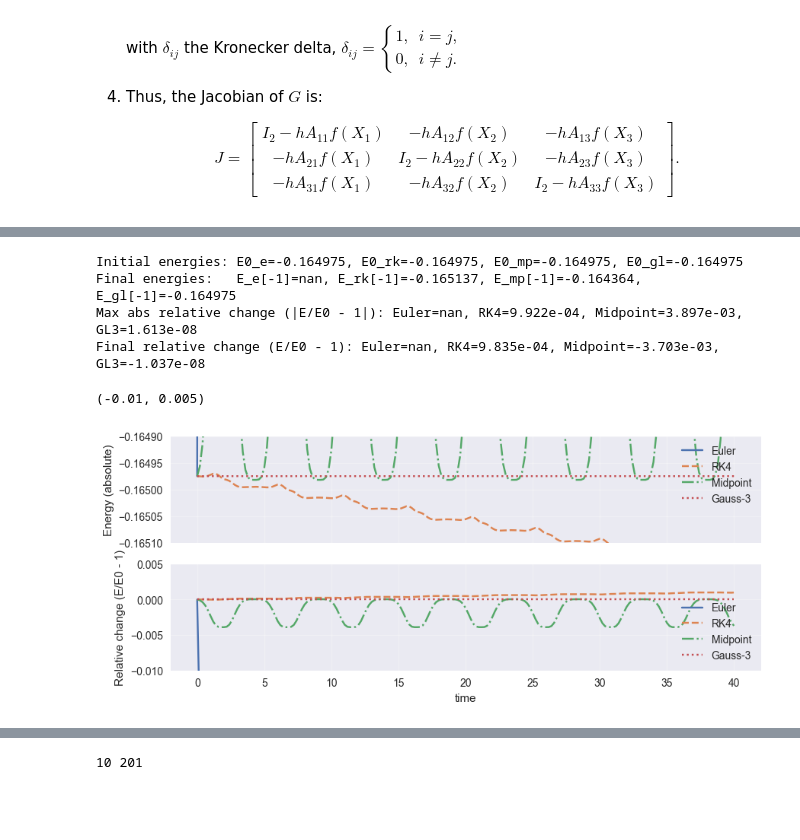
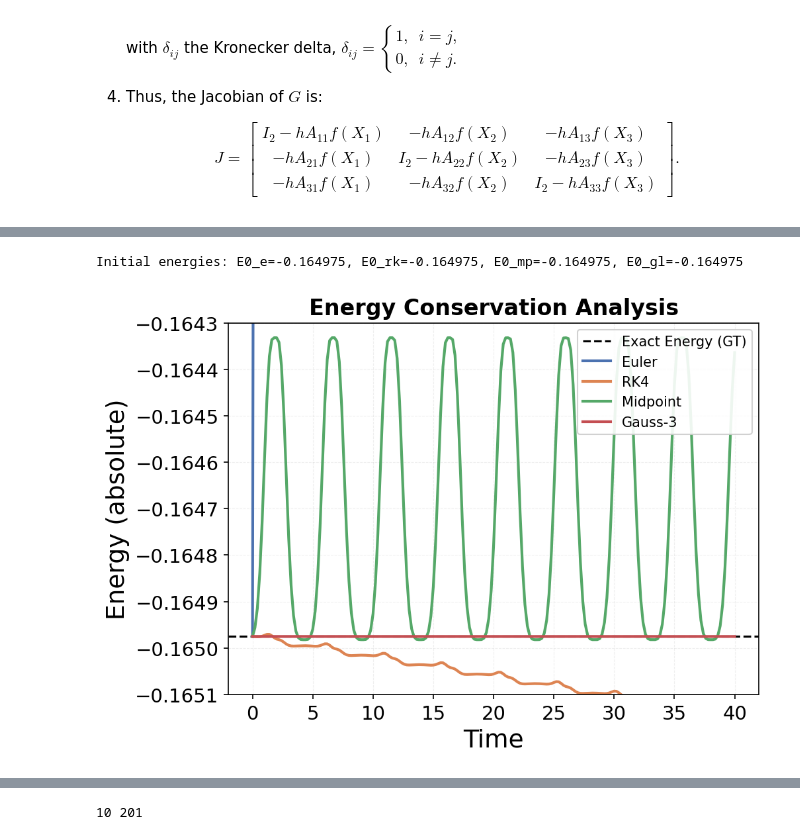
Before and after one commit to Autumn61q/From_ODEs_to_Neural_ODEs, a Jupyter notebook: duffing_oscillator.ipynb, the cells around one changed output, grey strips where cells are left out. Drawn from its saved outputs; the diff is of its cells as text; code cells hidden in the pictures; blank space fills up the shorter version.

```diff
--- a/duffing_oscillator.ipynb
+++ b/duffing_oscillator.ipynb
@@ -508,20 +508,3 @@ Step |     x1 error |     x2 error
   13 | 4.572062e+00 | 1.735362e+00
 
 Observed orders: x1 ≈ 4.140, x2 ≈ 4.324
-# %%
-import numpy as np
-
-a = np.inf
-b = np.inf
-c = a - b  # inf - inf = nan
-print("inf - inf =", c)
-
-d = np.nan
-e = 0.0
-f = d * e  # nan * 0 = nan（有些实现可能返回0，但NumPy返回nan）
-print("nan * 0 =", f)
-
-g = np.nan
-h = 1.0
-i = g + h  # nan + 1 = nan
-print("nan + 1 =", i)
@@ -720,58 +674,42 @@ After 200 steps (h=0.2, T=40.0):
 # %%
 # let's set gamma and sigma as zero, to make the system hamiltonian
 # gamma, delta = 0, 0
 
 def energy(x, v, alpha, beta):
     return 0.5 * v**2 + 0.5 * alpha * x**2 + 0.25 * beta * x**4
 
 E_e  = energy(e_x1s, e_x2s, alpha, beta)
 E_rk = energy(rk_x1s, rk_x2s, alpha, beta)
 E_mp = energy(mp_x1s, mp_x2s, alpha, beta)
 E_gl = energy(gl_x1s, gl_x2s, alpha, beta)
 
-# 相对误差（相对于初始能量）
-E0_e  = E_e[0]  if E_e[0]  != 0 else 1.0
-E0_rk = E_rk[0] if E_rk[0] != 0 else 1.0
-E0_mp = E_mp[0] if E_mp[0] != 0 else 1.0
-E0_gl = E_gl[0] if E_gl[0] != 0 else 1.0
+# The exact energy (GT) is constant and equal to the initial energy
+E_exact = E_e[0]
 
-rel_e  = (E_e  / E0_e) - 1.0  # equivalent to (E - E0) / E0
-rel_rk = (E_rk / E0_rk) - 1.0
-rel_mp = (E_mp / E0_mp) - 1.0
-rel_gl = (E_gl / E0_gl) - 1.0
+print(f"Initial energies: E0_e={E_e[0]:.6g}, E0_rk={E_rk[0]:.6g}, E0_mp={E_mp[0]:.6g}, E0_gl={E_gl[0]:.6g}")
 
-print(f"Initial energies: E0_e={E0_e:.6g}, E0_rk={E0_rk:.6g}, E0_mp={E0_mp:.6g}, E0_gl={E0_gl:.6g}")
-print(f"Final energies:   E_e[-1]={E_e[-1]:.6g}, E_rk[-1]={E_rk[-1]:.6g}, E_mp[-1]={E_mp[-1]:.6g}, E_gl[-1]={E_gl[-1]:.6g}")
-print("Max abs relative change (|E/E0 - 1|):",
-      f"Euler={np.max(np.abs(rel_e)):.3e}, RK4={np.max(np.abs(rel_rk)):.3e}, Midpoint={np.max(np.abs(rel_mp)):.3e}, GL3={np.max(np.abs(rel_gl)):.3e}")
-print("Final relative change (E/E0 - 1):",
-      f"Euler={rel_e[-1]:.3e}, RK4={rel_rk[-1]:.3e}, Midpoint={rel_mp[-1]:.3e}, GL3={rel_gl[-1]:.3e}")
+fig, ax = plt.subplots(figsize=(7, 5))
 
+# 1. Ground Truth (Constant Energy)
+ax.axhline(E_exact, color='black', linestyle='--', linewidth=1.5, label='Exact Energy (GT)', zorder=0)
 
-fig, axs = plt.subplots(2, 1, figsize=(10,4), sharex=True)
-axs[0].plot(times, E_e,  label='Euler',   color=palette['Euler'])
-axs[0].plot(times, E_rk, label='RK4',     color=palette['RK4'], linestyle='--')
-axs[0].plot(times, E_mp, label='Midpoint',color=palette['Midpoint'], linestyle='-.')
-axs[0].plot(times, E_gl, label='Gauss-3', color=palette['Gauss-3'], linestyle=':')
-axs[0].set_ylabel('Energy (absolute)')
-axs[0].legend(loc='upper right'); axs[0].grid(True, alpha=0.3)
+# 2. Numerical Trajectories
+ax.plot(times, E_e,  label='Euler',    color=palette['Euler'], linewidth=2)
+ax.plot(times, E_rk, label='RK4',      color=palette['RK4'], linestyle='-', linewidth=2)
+ax.plot(times, E_mp, label='Midpoint', color=palette['Midpoint'], linestyle='-', linewidth=2)
+ax.plot(times, E_gl, label='Gauss-3',  color=palette['Gauss-3'], linestyle='-', linewidth=2)
 
-axs[1].plot(times, rel_e,  label='Euler',   color=palette['Euler'])
-axs[1].plot(times, rel_rk, label='RK4',     color=palette['RK4'], linestyle='--')
-axs[1].plot(times, rel_mp, label='Midpoint',color=palette['Midpoint'], linestyle='-.')
-axs[1].plot(times, rel_gl, label='Gauss-3', color=palette['Gauss-3'], linestyle=':')
-axs[1].set_ylabel('Relative change (E/E0 - 1)')
-axs[1].set_xlabel('time')
-axs[1].grid(True, alpha=0.3)
-axs[1].legend(loc='lower right')
+ax.set_xlabel('Time', fontsize=18)
+ax.set_ylabel('Energy (absolute)', fontsize=18)
+ax.set_title('Energy Conservation Analysis', fontsize=16, fontweight='bold')
+ax.legend(loc='upper right', fontsize=10, framealpha=0.9)
+ax.grid(True, alpha=0.2, linestyle='--', linewidth=0.5)
 
-# axs[0].set_ylim(-0.1656, -0.164)
-axs[0].set_ylim(-0.1651, -0.1649)
-axs[1].set_ylim(-0.01, 0.005)
+# Setting limits to zoom in on Hamiltonian conservation behavior
+ax.set_ylim(-0.1651, -0.1643)
+
+plt.tight_layout()
+plt.show()
 # %% [output]
 Initial energies: E0_e=-0.164975, E0_rk=-0.164975, E0_mp=-0.164975, E0_gl=-0.164975
-Final energies:   E_e[-1]=nan, E_rk[-1]=-0.165137, E_mp[-1]=-0.164364, E_gl[-1]=-0.164975
-Max abs relative change (|E/E0 - 1|): Euler=nan, RK4=9.922e-04, Midpoint=3.897e-03, GL3=1.613e-08
-Final relative change (E/E0 - 1): Euler=nan, RK4=9.835e-04, Midpoint=-3.703e-03, GL3=-1.037e-08
-(-0.01, 0.005)
-[figure, old version]
+[figure, new version]
```
Also changed, not shown: parts of 11 cells of this notebook, 25 other files.
